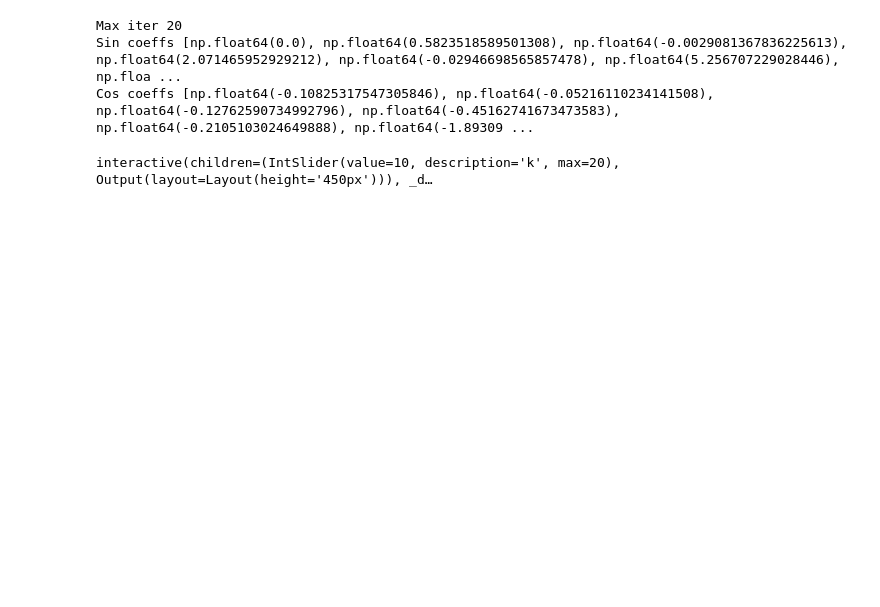
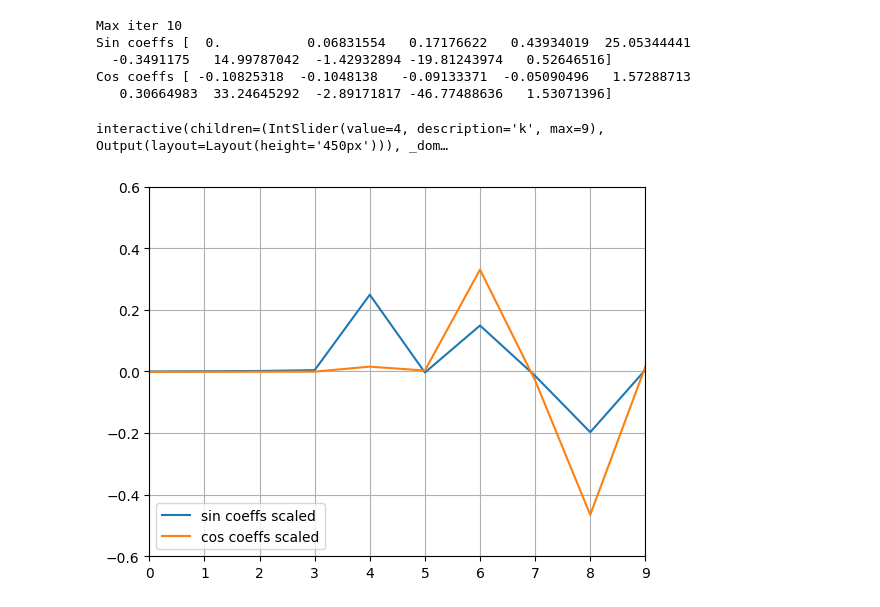
Before and after one commit to nonemichal/dsp_tools, a Jupyter notebook: examples/python/sin_cos_transform.ipynb, the cells around one changed output. Cells and saved outputs as stored; diff of their text form; code cells hidden in the pictures; blank space fills up the shorter version.

```diff
--- a/examples/python/sin_cos_transform.ipynb
+++ b/examples/python/sin_cos_transform.ipynb
@@ -8,7 +8,7 @@ from ipywidgets import interactive
 N = 201
 x = np.linspace(0, 1, N)
 n = np.arange(N)
-max_iter = N//10
+max_iter = N//20
 # %%
 def get_signal():
     scale = 8
@@ -96,12 +96,12 @@ interactive(children=(IntSlider(value=10, description='k', max=20), Output(layou
 # %%
 def get_sin_cos_coeffs(k):
     signal = get_signal()
-    sin_coeffs = []
-    cos_coeffs = []
+    sin_coeffs = np.zeros(k)
+    cos_coeffs = np.zeros(k)
 
     for i in range(k):
-        sinus = np.sin(np.pi / N * i * (n + 1/2))
-        cosinus = np.cos(np.pi / N * i  * (n + 1/2))
+        sinus = np.sin(2 * np.pi / N * i * n)
+        cosinus = np.cos(2 * np.pi / N * i  * n)
 
         sinus_mult = signal * sinus
         cosinus_mult = signal * cosinus
@@ -109,19 +109,23 @@ def get_sin_cos_coeffs(k):
         sin_sum = np.sum(sinus_mult)
         cosin_sum = np.sum(cosinus_mult)
 
-        sin_coeffs.append(sin_sum)
-        cos_coeffs.append(cosin_sum)
+        sin_coeffs[i] = sin_sum
+        cos_coeffs[i] = cosin_sum
 
     return sin_coeffs, cos_coeffs
 
 sin_coeffs, cos_coeffs = get_sin_cos_coeffs(max_iter)
+sin_coeffs_scaled = sin_coeffs / (N / 2)
+cos_coeffs_scaled = cos_coeffs / (N / 2)
 
 print(f"Max iter {max_iter}")
 print(f"Sin coeffs {sin_coeffs}")
 print(f"Cos coeffs {cos_coeffs}")
 # %% [output]
-Max iter 20
-Sin coeffs [np.float64(0.0), np.float64(0.5823518589501308), np.float64(-0.0029081367836225613), np.float64(2.071465952929212), np.float64(-0.02946698565857478), np.float64(5.256707229028446), np.floa ...
-Cos coeffs [np.float64(-0.10825317547305846), np.float64(-0.05216110234141508), np.float64(-0.12762590734992796), np.float64(-0.45162741673473583), np.float64(-0.2105103024649888), np.float64(-1.89309 ...
+Max iter 10
+Sin coeffs [  0.           0.06831554   0.17176622   0.43934019  25.05344441
+  -0.3491175   14.99787042  -1.42932894 -19.81243974   0.52646516]
+Cos coeffs [ -0.10825318  -0.1048138   -0.09133371  -0.05090496   1.57288713
+   0.30664983  33.24645292  -2.89171817 -46.77488636   1.53071396]
 # %%
 def plot_reconstruct(k):
@@ -148,8 +152,34 @@ def plot_reconstruct(k):
     plt.show()
 # %%
-interactive_reconstruct = interactive(plot_reconstruct, k=(0, max_iter, 1))
+interactive_reconstruct = interactive(plot_reconstruct, k=(0, max_iter-1, 1))
 output = interactive_reconstruct.children[-1]
 output.layout.height = '450px'
 interactive_reconstruct
 # %% [output]
-interactive(children=(IntSlider(value=10, description='k', max=20), Output(layout=Layout(height='450px'))), _d…
+interactive(children=(IntSlider(value=4, description='k', max=9), Output(layout=Layout(height='450px'))), _dom…
+# %%
+def plot_sin_cos_coeffs():
+    # A1 = 2 / scale # 0.25
+    # A2 = 3 / scale # 0.375
+    # A3 = 4 / scale # 0.5
+
+    # f1 = 4
+    # f2 = 6
+    # f3 = 8
+
+    # phi1 = 0 * np.pi
+    # phi2 = 1/3 * np.pi
+    # phi3 = 4/3 * np.pi
+
+    plt.plot(sin_coeffs_scaled, label="sin coeffs scaled")
+    plt.plot(cos_coeffs_scaled, label="cos coeffs scaled")
+
+    plt.xlim(0, max_iter-1)
+    plt.ylim(-0.6, 0.6)
+    plt.legend(loc="lower left")
+    plt.grid(True)
+    plt.show()
+
+plot_sin_cos_coeffs()
+# %% [output]
+[figure, added]
```
Also changed, not shown: parts of 8 cells of this notebook, 1 other file.
